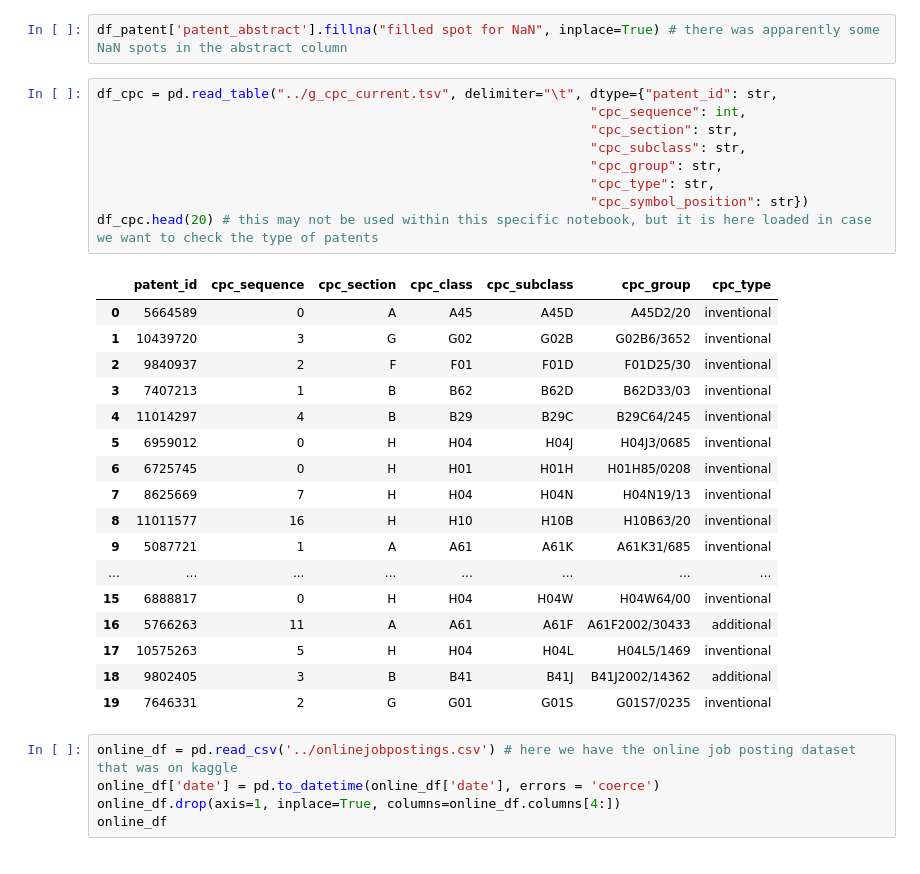
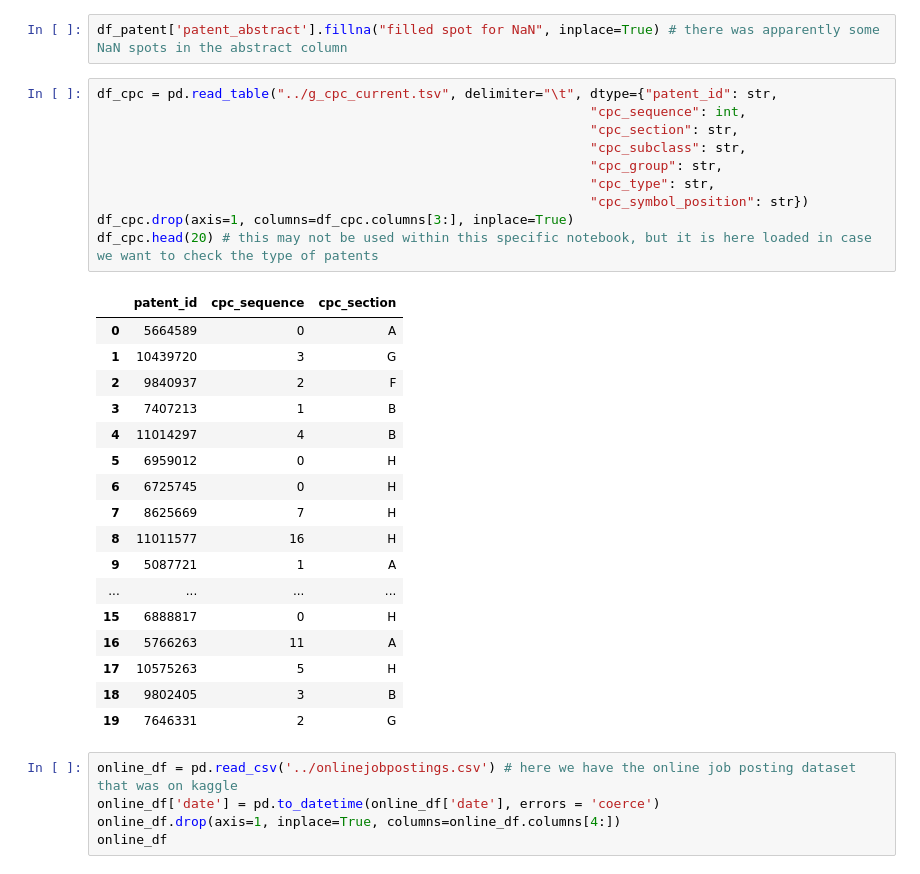
Before and after one commit to emoral435/JupyterPatents, a Jupyter notebook: JobEmbeddings/Job Word Embeddings.ipynb, the cells around one changed output. Cells and saved outputs as stored; diff of their text form.

```diff
--- a/JobEmbeddings/Job Word Embeddings.ipynb
+++ b/JobEmbeddings/Job Word Embeddings.ipynb
@@ -62,30 +62,31 @@ df_patent['patent_abstract'].fillna("filled spot for NaN", inplace=True) # there
 # %%
 df_cpc = pd.read_table("../g_cpc_current.tsv", delimiter="\t", dtype={"patent_id": str,
                                                                "cpc_sequence": int,
                                                                "cpc_section": str,
                                                                "cpc_subclass": str,
                                                                "cpc_group": str,
                                                                "cpc_type": str,
                                                                "cpc_symbol_position": str})
+df_cpc.drop(axis=1, columns=df_cpc.columns[3:], inplace=True)
 df_cpc.head(20) # this may not be used within this specific notebook, but it is here loaded in case we want to check the type of patents
 # %% [output]
-|  | patent_id | cpc_sequence | cpc_section | cpc_class | cpc_subclass | cpc_group | cpc_type |
-| 0 | 5664589 | 0 | A | A45 | A45D | A45D2/20 | inventional |
-| 1 | 10439720 | 3 | G | G02 | G02B | G02B6/3652 | inventional |
-| 2 | 9840937 | 2 | F | F01 | F01D | F01D25/30 | inventional |
-| 3 | 7407213 | 1 | B | B62 | B62D | B62D33/03 | inventional |
-| 4 | 11014297 | 4 | B | B29 | B29C | B29C64/245 | inventional |
-| 5 | 6959012 | 0 | H | H04 | H04J | H04J3/0685 | inventional |
-| 6 | 6725745 | 0 | H | H01 | H01H | H01H85/0208 | inventional |
-| 7 | 8625669 | 7 | H | H04 | H04N | H04N19/13 | inventional |
-| 8 | 11011577 | 16 | H | H10 | H10B | H10B63/20 | inventional |
-| 9 | 5087721 | 1 | A | A61 | A61K | A61K31/685 | inventional |
-| ... | ... | ... | ... | ... | ... | ... | ... |
-| 15 | 6888817 | 0 | H | H04 | H04W | H04W64/00 | inventional |
-| 16 | 5766263 | 11 | A | A61 | A61F | A61F2002/30433 | additional |
-| 17 | 10575263 | 5 | H | H04 | H04L | H04L5/1469 | inventional |
-| 18 | 9802405 | 3 | B | B41 | B41J | B41J2002/14362 | additional |
-| 19 | 7646331 | 2 | G | G01 | G01S | G01S7/0235 | inventional |
+|  | patent_id | cpc_sequence | cpc_section |
+| 0 | 5664589 | 0 | A |
+| 1 | 10439720 | 3 | G |
+| 2 | 9840937 | 2 | F |
+| 3 | 7407213 | 1 | B |
+| 4 | 11014297 | 4 | B |
+| 5 | 6959012 | 0 | H |
+| 6 | 6725745 | 0 | H |
+| 7 | 8625669 | 7 | H |
+| 8 | 11011577 | 16 | H |
+| 9 | 5087721 | 1 | A |
+| ... | ... | ... | ... |
+| 15 | 6888817 | 0 | H |
+| 16 | 5766263 | 11 | A |
+| 17 | 10575263 | 5 | H |
+| 18 | 9802405 | 3 | B |
+| 19 | 7646331 | 2 | G |
 # %%
 online_df = pd.read_csv('../onlinejobpostings.csv') # here we have the online job posting dataset that was on kaggle
 online_df['date'] = pd.to_datetime(online_df['date'], errors = 'coerce')
```
Also changed, not shown: parts of 14 cells of this notebook.
